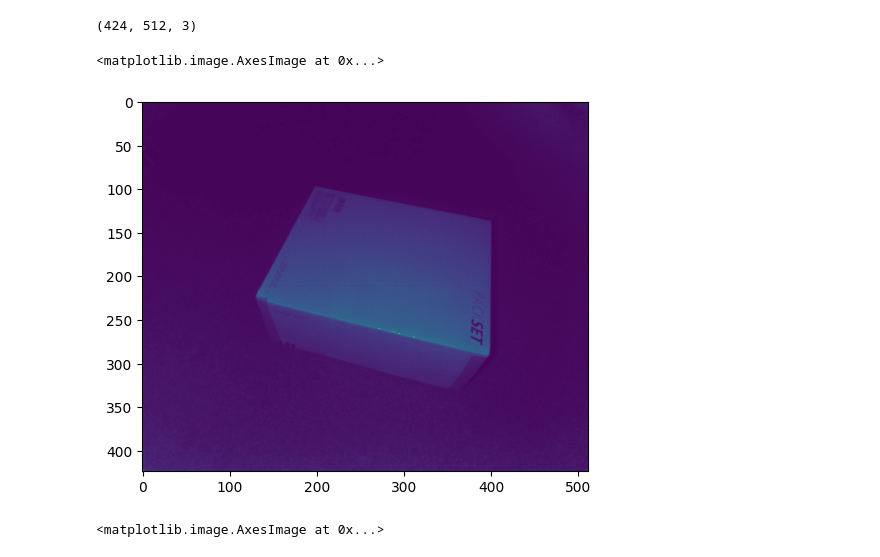
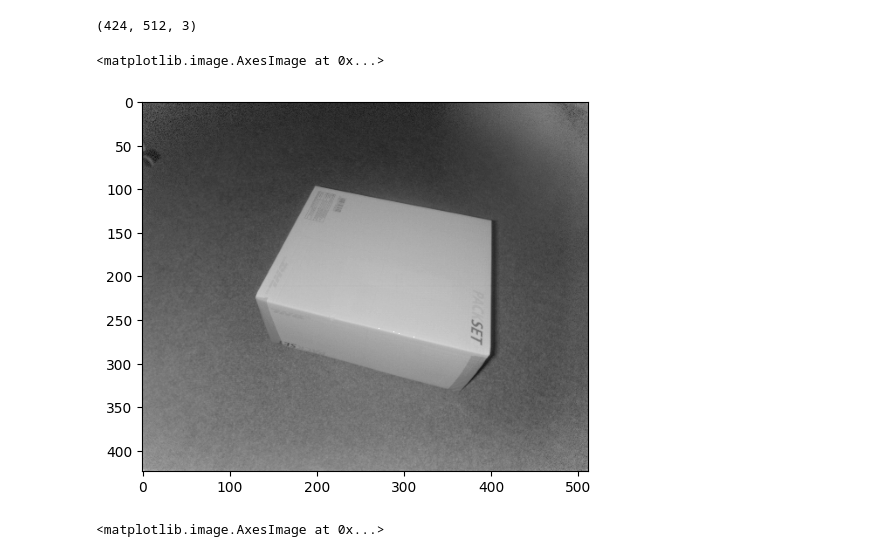
Before and after one commit to mahdi-darvish/CVPorj, a Jupyter notebook: Ex1/Group/exercise-01.ipynb, the cells around one changed output. Drawn from its saved outputs; the diff is of its cells as text; code cells hidden in the pictures.

```diff
--- a/Ex1/Group/exercise-01.ipynb
+++ b/Ex1/Group/exercise-01.ipynb
@@ -49,8 +49,8 @@ PC.shape
 # %% [output]
 (424, 512, 3)
 # %%
-plt.imshow(A)
+plt.imshow(A, norm='log', cmap='gray')
 # %% [output]
 <matplotlib.image.AxesImage at 0x...>
-[figure, old version]
+[figure, new version]
 # %%
```
Also changed, not shown: parts of 8 cells of this notebook.
